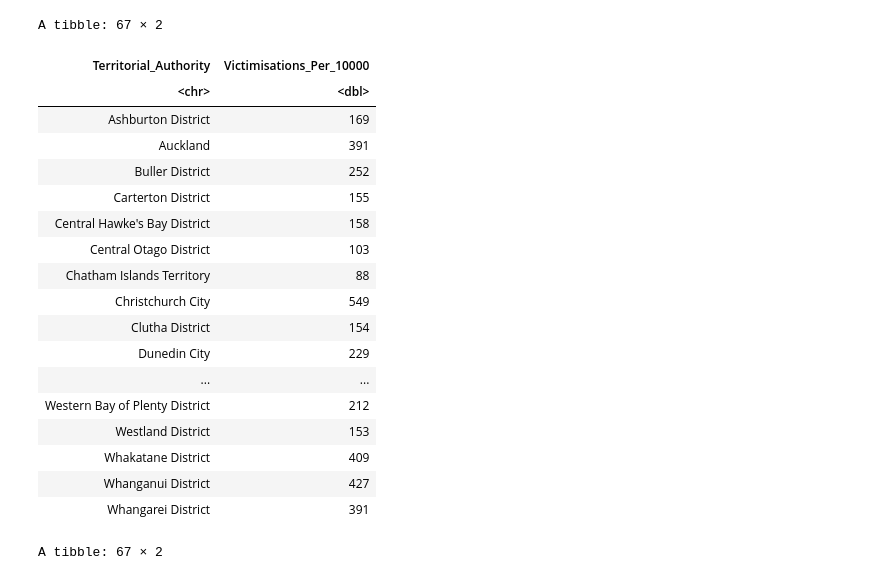
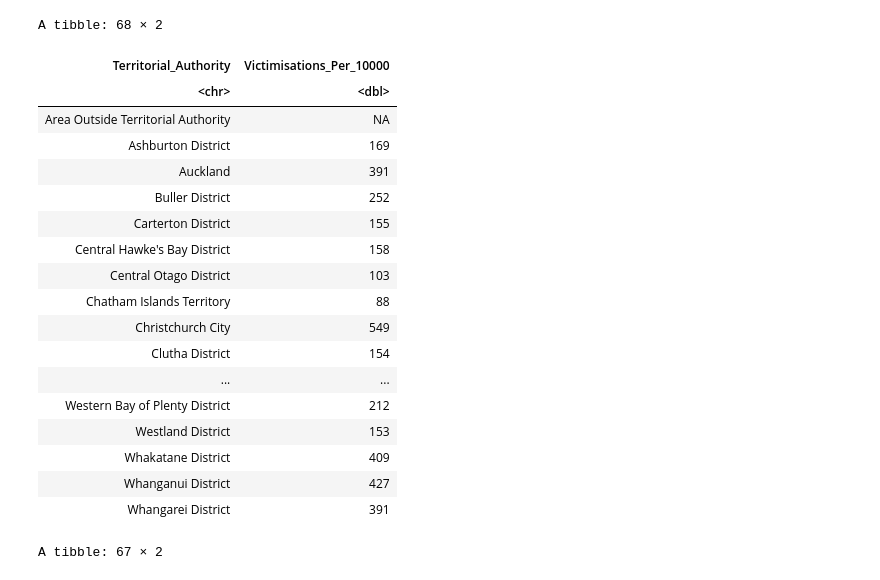
Before and after one commit to emma-s-marie/data422-group-project, a Jupyter notebook: code/Normalisation Table.ipynb, the cells around one changed output. Cells and saved outputs as stored; diff of their text form; code cells hidden in the pictures.

```diff
--- a/code/Normalisation Table.ipynb
+++ b/code/Normalisation Table.ipynb
@@ -29,21 +29,22 @@ data_crime <- data_crime[,-1]
 # %%
 # Normalising crime data
 data_crime <- data_crime %>%
     group_by(Territorial_Authority)  %>%
     summarise(Total_Victimisations = sum(Total_Victimisations))
 
-data_crime_norming <- inner_join(data_crime,data_population,by = 'Territorial_Authority')
+data_crime_norming <- left_join(data_crime,data_population,by = 'Territorial_Authority')
 
 data_crime_norming$Victimisations_Per_10000 <- round((data_crime_norming$Total_Victimisations / data_crime_norming$Total_Population) * 10000)
 
 data_crime_norming <- data_crime_norming %>%
   select(-Total_Victimisations, -Total_Population)
 
 data_crime_norming
 # %% [output]
-A tibble: 67 × 2
+A tibble: 68 × 2
 | Territorial_Authority | Victimisations_Per_10000 |
 | <chr> | <dbl> |
+| Area Outside Territorial Authority | NA |
 | Ashburton District | 169 |
 | Auckland | 391 |
 | Buller District | 252 |
@@ -53,7 +54,6 @@ A tibble: 67 × 2
 | Chatham Islands Territory | 88 |
 | Christchurch City | 549 |
 | Clutha District | 154 |
-| Dunedin City | 229 |
 | ... | ... |
 | Western Bay of Plenty District | 212 |
 | Westland District | 153 |
```
Also changed, not shown: parts of 3 cells of this notebook.
